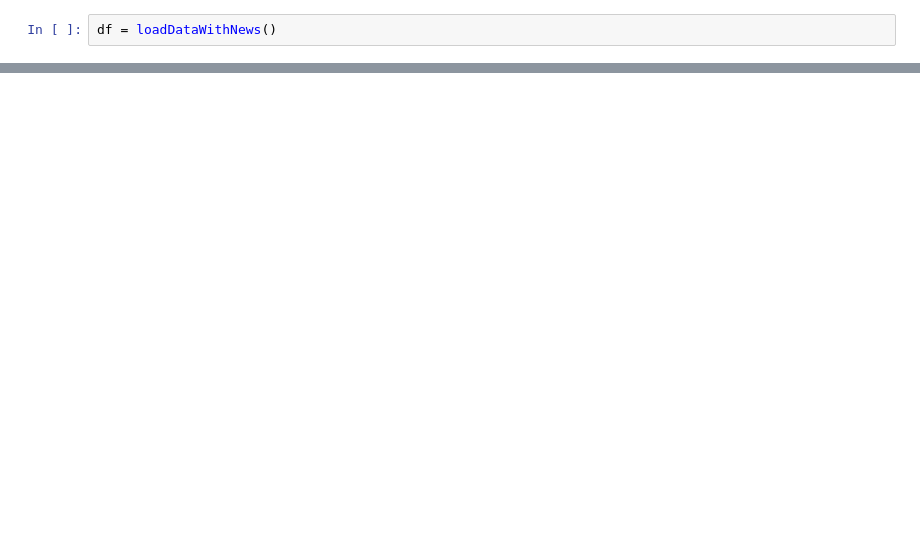
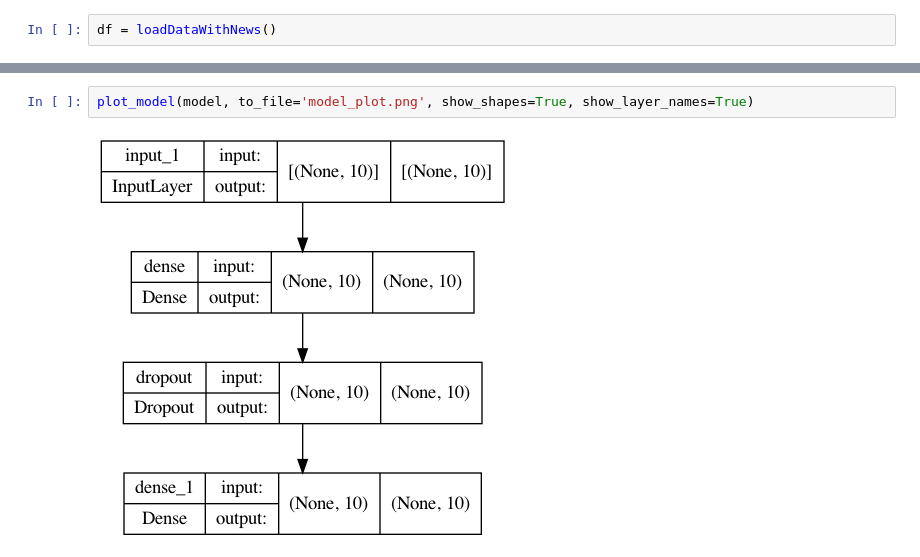
Before and after one commit to andrei-aleksanian/Bitcoin-price-prediction, a Jupyter notebook: src/baseline.ipynb, the cells around one changed output, grey strips where cells are left out. Drawn from its saved outputs; the diff is of its cells as text; blank space fills up the shorter version.

```diff
--- a/src/baseline.ipynb
+++ b/src/baseline.ipynb
@@ -65,3 +68,7 @@ _________________________________________________________________
+# %%
+plot_model(model, to_file='model_plot.png', show_shapes=True, show_layer_names=True)
+# %% [output]
+[figure, added]
 # %%
 history = model.fit(
     x=x_train,
```
Also changed, not shown: parts of 8 cells of this notebook, 34 other files.
